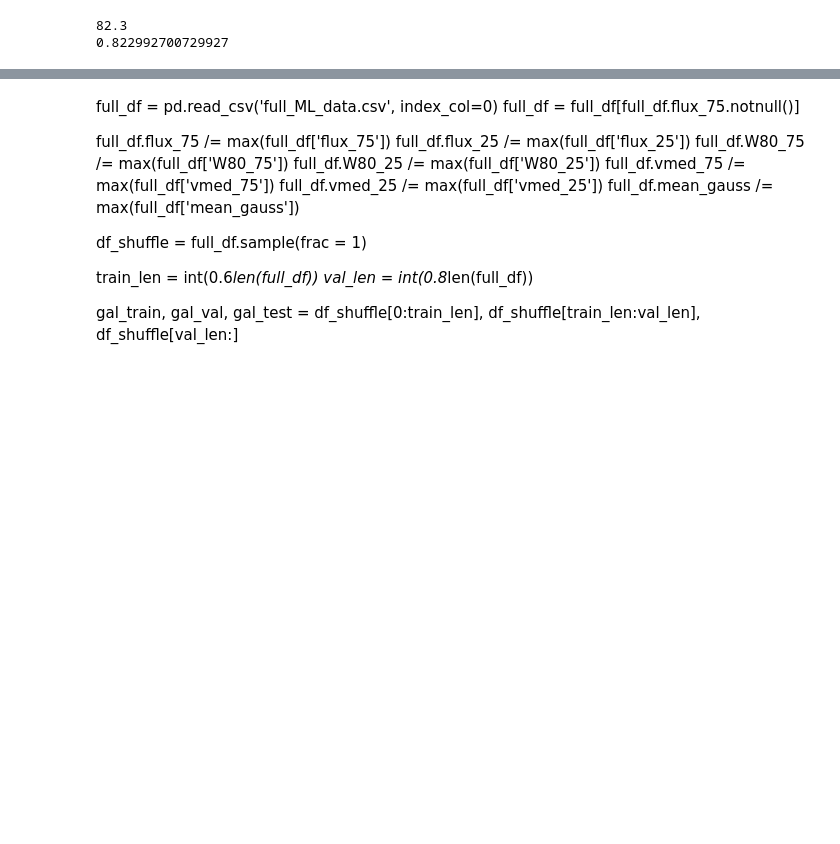
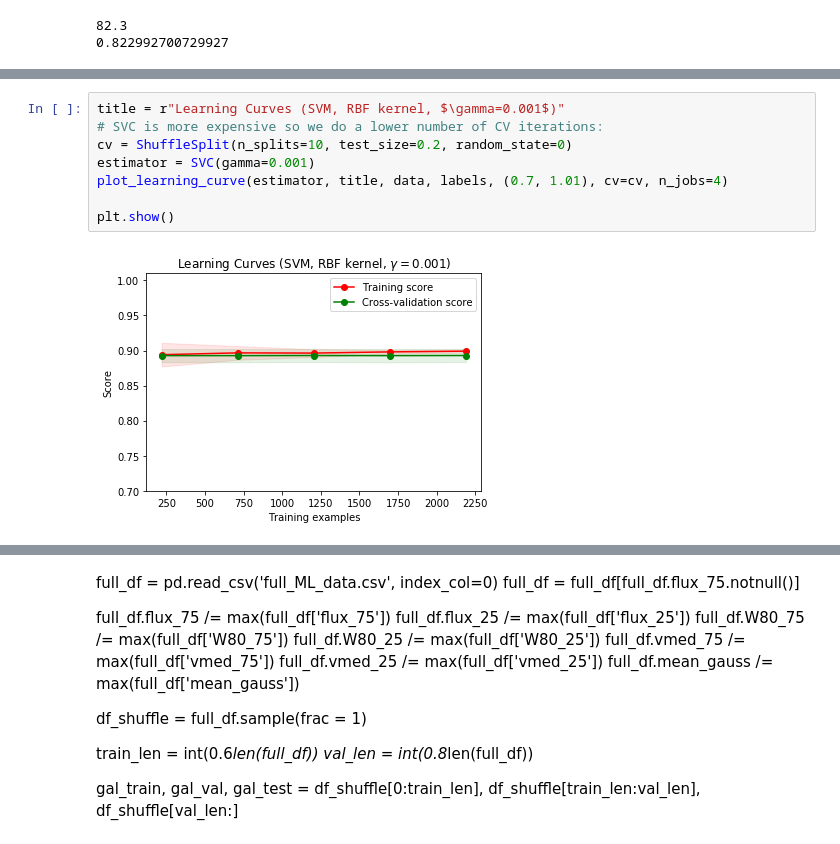
Before and after one commit to Flores368/NM_Final_git, a Jupyter notebook: classification_models.ipynb, the cells around one changed output, grey strips where cells are left out. Saved outputs shown, nothing was run; the diff lists cells and outputs as text; blank space fills up the shorter version.

```diff
--- a/classification_models.ipynb
+++ b/classification_models.ipynb
@@ -213,0 +278,10 @@ array([[490,   0],
+# %%
+title = r"Learning Curves (SVM, RBF kernel, $\gamma=0.001$)"
+# SVC is more expensive so we do a lower number of CV iterations:
+cv = ShuffleSplit(n_splits=10, test_size=0.2, random_state=0)
+estimator = SVC(gamma=0.001)
+plot_learning_curve(estimator, title, data, labels, (0.7, 1.01), cv=cv, n_jobs=4)
+
+plt.show()
+# %% [output]
+[figure, added]
```
Also changed, not shown: parts of 24 cells of this notebook.
